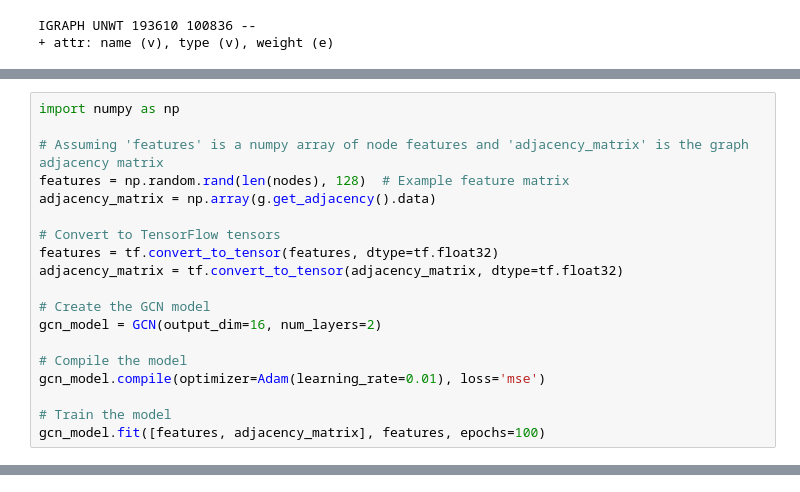
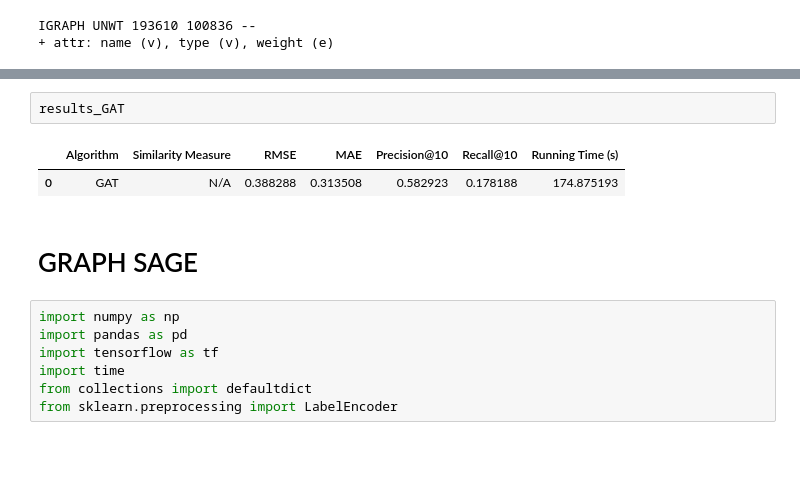
Before and after one commit to diatt17/mrp_masters, a Jupyter notebook: mrp_project.ipynb, the cells around one changed output, grey strips where cells are left out. Drawn from its saved outputs; the diff is of its cells as text; blank space fills up the shorter version.

```diff
--- a/mrp_project.ipynb
+++ b/mrp_project.ipynb
@@ -660,19 +646,0 @@ class GCN(Model):
-# %%
-import numpy as np
-
-# Assuming 'features' is a numpy array of node features and 'adjacency_matrix' is the graph adjacency matrix
-features = np.random.rand(len(nodes), 128)  # Example feature matrix
-adjacency_matrix = np.array(g.get_adjacency().data)
-
-# Convert to TensorFlow tensors
-features = tf.convert_to_tensor(features, dtype=tf.float32)
-adjacency_matrix = tf.convert_to_tensor(adjacency_matrix, dtype=tf.float32)
-
-# Create the GCN model
-gcn_model = GCN(output_dim=16, num_layers=2)
-
-# Compile the model
-gcn_model.compile(optimizer=Adam(learning_rate=0.01), loss='mse')
-
-# Train the model
-gcn_model.fit([features, adjacency_matrix], features, epochs=100)
@@ -678,0 +982,14 @@ gcn_model.fit([features, adjacency_matrix], features, epochs=100)
+# %%
+results_GAT
+# %% [output]
+|  | Algorithm | Similarity Measure | RMSE | MAE | Precision@10 | Recall@10 | Running Time (s) |
+| 0 | GAT | N/A | 0.388288 | 0.313508 | 0.582923 | 0.178188 | 174.875193 |
+# %% [markdown]
+# GRAPH SAGE
+# %%
+import numpy as np
+import pandas as pd
+import tensorflow as tf
+import time
+from collections import defaultdict
+from sklearn.preprocessing import LabelEncoder
```
Also changed, not shown: parts of 29 cells of this notebook, 1 other file.
